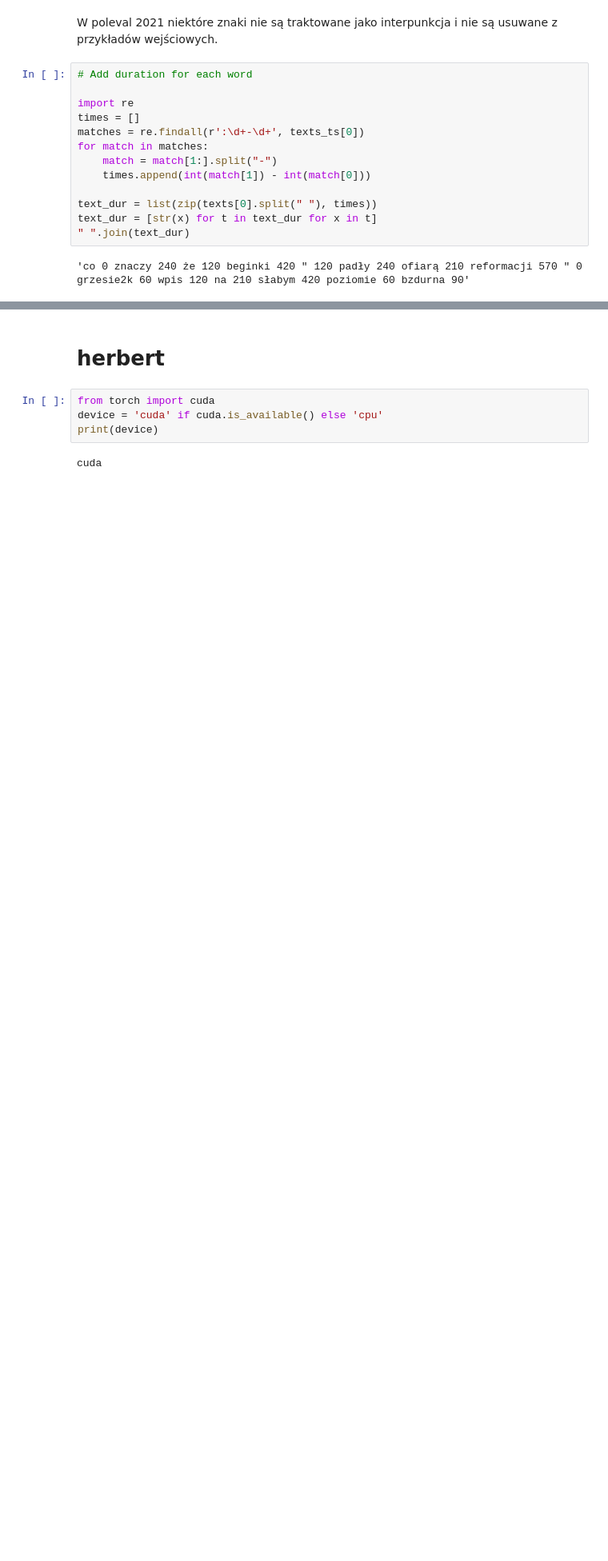
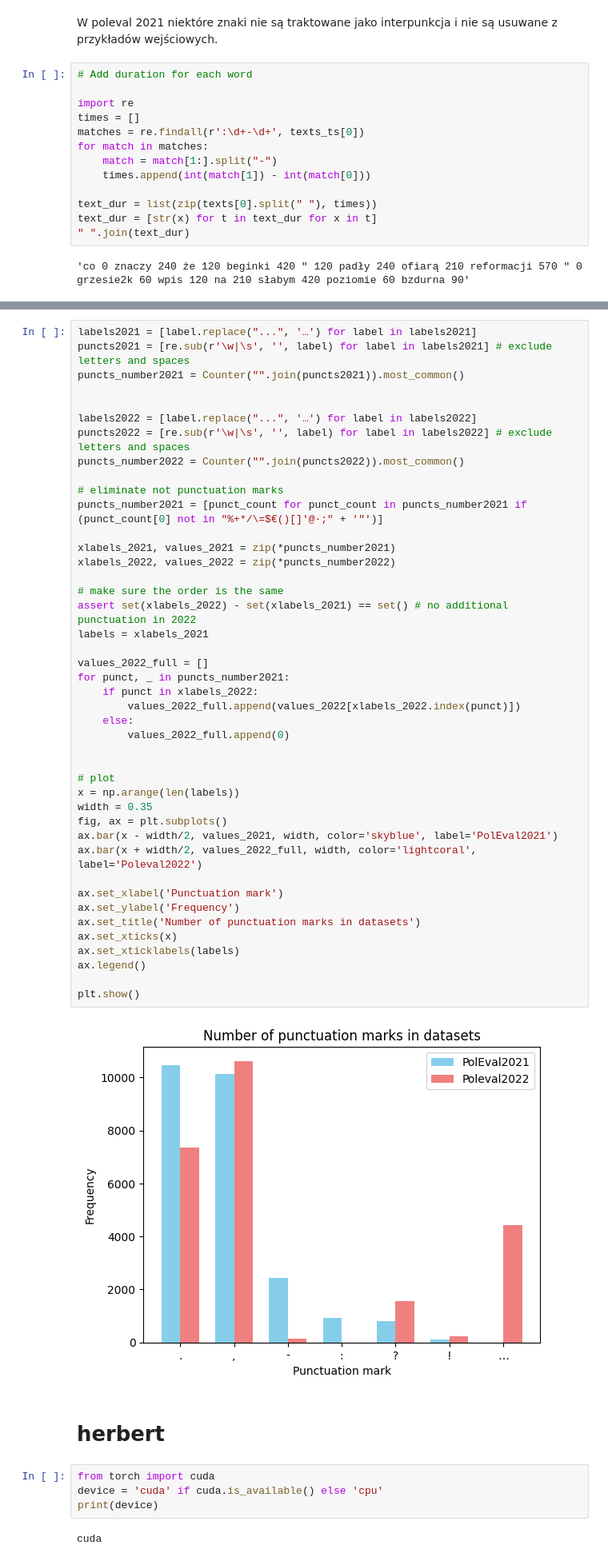
Before and after one commit to annapanfil/punctuation_prediction, a Jupyter notebook: src/data_analysis.ipynb, the cells around one changed output, grey strips where cells are left out. Shown at 80% size. Saved outputs shown, nothing was run; the diff lists cells and outputs as text; blank space fills up the shorter version.

```diff
--- a/src/data_analysis.ipynb
+++ b/src/data_analysis.ipynb
@@ -398,3 +461,48 @@ text_dur = [str(x) for t in text_dur for x in t]
+# %%
+labels2021 = [label.replace("...", '…') for label in labels2021]
+puncts2021 = [re.sub(r'\w|\s', '', label) for label in labels2021] # exclude letters and spaces
+puncts_number2021 = Counter("".join(puncts2021)).most_common()
+
+
+labels2022 = [label.replace("...", '…') for label in labels2022]
+puncts2022 = [re.sub(r'\w|\s', '', label) for label in labels2022] # exclude letters and spaces
+puncts_number2022 = Counter("".join(puncts2022)).most_common()
+
+# eliminate not punctuation marks
+puncts_number2021 = [punct_count for punct_count in puncts_number2021 if (punct_count[0] not in "%+*/\=$€()[]'@·;" + '"')]
+
+xlabels_2021, values_2021 = zip(*puncts_number2021)
+xlabels_2022, values_2022 = zip(*puncts_number2022)
+
+# make sure the order is the same
+assert set(xlabels_2022) - set(xlabels_2021) == set() # no additional punctuation in 2022
+labels = xlabels_2021
+
+values_2022_full = []
+for punct, _ in puncts_number2021:
+    if punct in xlabels_2022:
+        values_2022_full.append(values_2022[xlabels_2022.index(punct)])
+    else:
+        values_2022_full.append(0)
+
+
+# plot
+x = np.arange(len(labels))
+width = 0.35
+fig, ax = plt.subplots()
+ax.bar(x - width/2, values_2021, width, color='skyblue', label='PolEval2021')
+ax.bar(x + width/2, values_2022_full, width, color='lightcoral', label='Poleval2022')
+
+ax.set_xlabel('Punctuation mark')
+ax.set_ylabel('Frequency')
+ax.set_title('Number of punctuation marks in datasets')
+ax.set_xticks(x)
+ax.set_xticklabels(labels)
+ax.legend()
+
+plt.show()
+# %% [output]
+[figure, added]
 # %% [markdown]
 # herbert
 # %%
```
Also changed, not shown: parts of 18 cells of this notebook, 7 other files.
